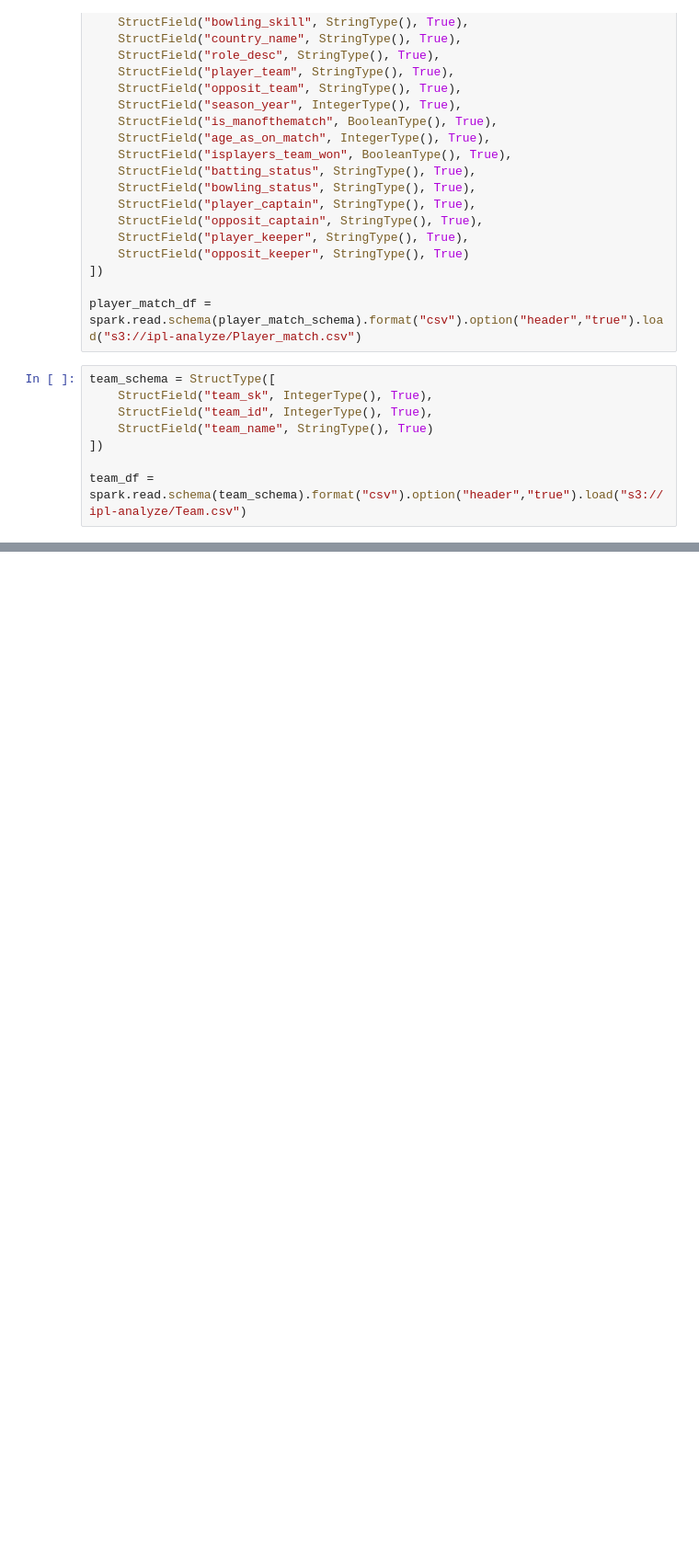
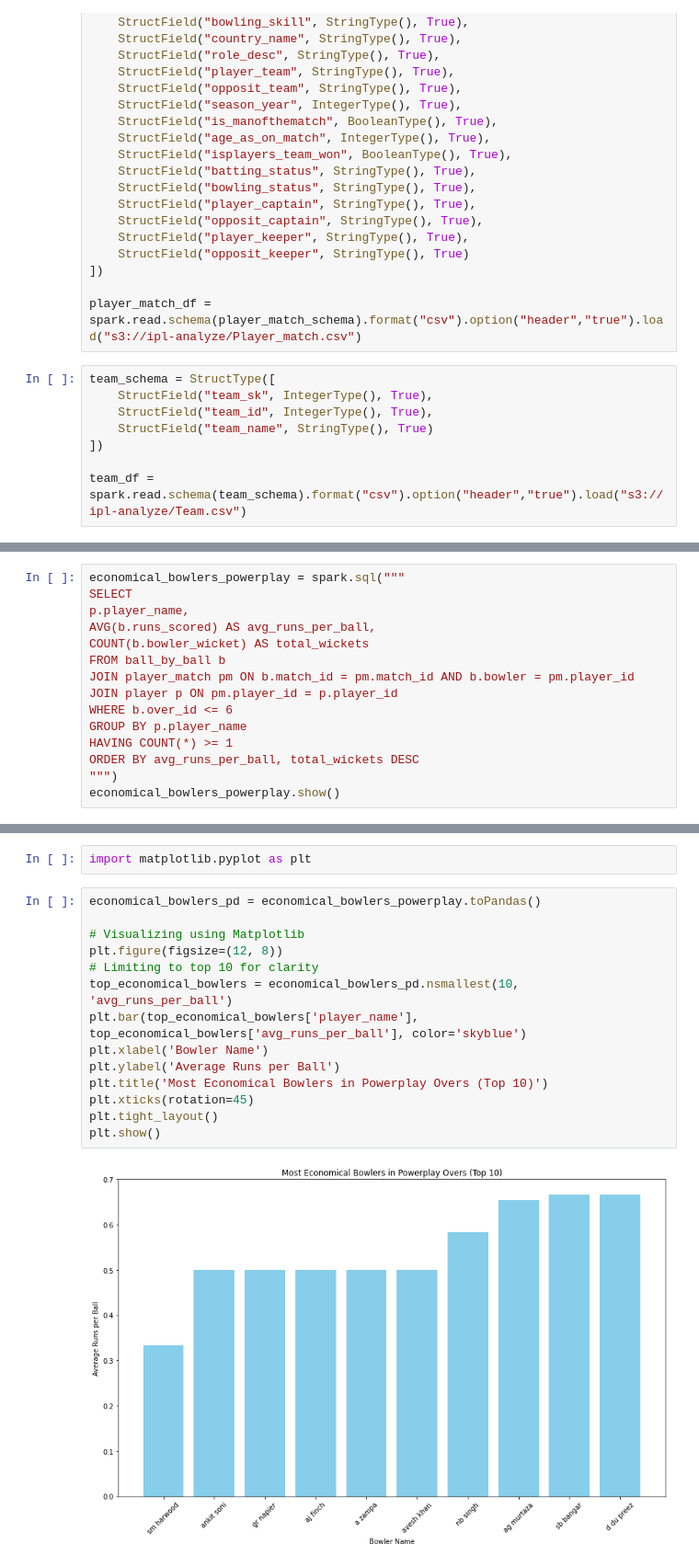
Before and after one commit to AnirudhBot/IPL-Analyze, a Jupyter notebook: IPL_Analysis_Spark.ipynb, the cells around one changed output, grey strips where cells are left out. Shown: that part at 92% size. Drawn from its saved outputs; the diff is of its cells as text; blank space fills up the shorter version.

```diff
--- a/IPL_Analysis_Spark.ipynb
+++ b/IPL_Analysis_Spark.ipynb
@@ -153,0 +316,15 @@ team_df = spark.read.schema(team_schema).format("csv").option("header","true").l
+# %%
+economical_bowlers_powerplay = spark.sql("""
+SELECT
+p.player_name,
+AVG(b.runs_scored) AS avg_runs_per_ball,
+COUNT(b.bowler_wicket) AS total_wickets
+FROM ball_by_ball b
+JOIN player_match pm ON b.match_id = pm.match_id AND b.bowler = pm.player_id
+JOIN player p ON pm.player_id = p.player_id
+WHERE b.over_id <= 6
+GROUP BY p.player_name
+HAVING COUNT(*) >= 1
+ORDER BY avg_runs_per_ball, total_wickets DESC
+""")
+economical_bowlers_powerplay.show()
@@ -153,0 +349,18 @@ team_df = spark.read.schema(team_schema).format("csv").option("header","true").l
+# %%
+import matplotlib.pyplot as plt
+# %%
+economical_bowlers_pd = economical_bowlers_powerplay.toPandas()
+
+# Visualizing using Matplotlib
+plt.figure(figsize=(12, 8))
+# Limiting to top 10 for clarity
+top_economical_bowlers = economical_bowlers_pd.nsmallest(10, 'avg_runs_per_ball')
+plt.bar(top_economical_bowlers['player_name'], top_economical_bowlers['avg_runs_per_ball'], color='skyblue')
+plt.xlabel('Bowler Name')
+plt.ylabel('Average Runs per Ball')
+plt.title('Most Economical Bowlers in Powerplay Overs (Top 10)')
+plt.xticks(rotation=45)
+plt.tight_layout()
+plt.show()
+# %% [output]
+[figure, added]
```
Also changed, not shown: parts of 16 cells of this notebook.
